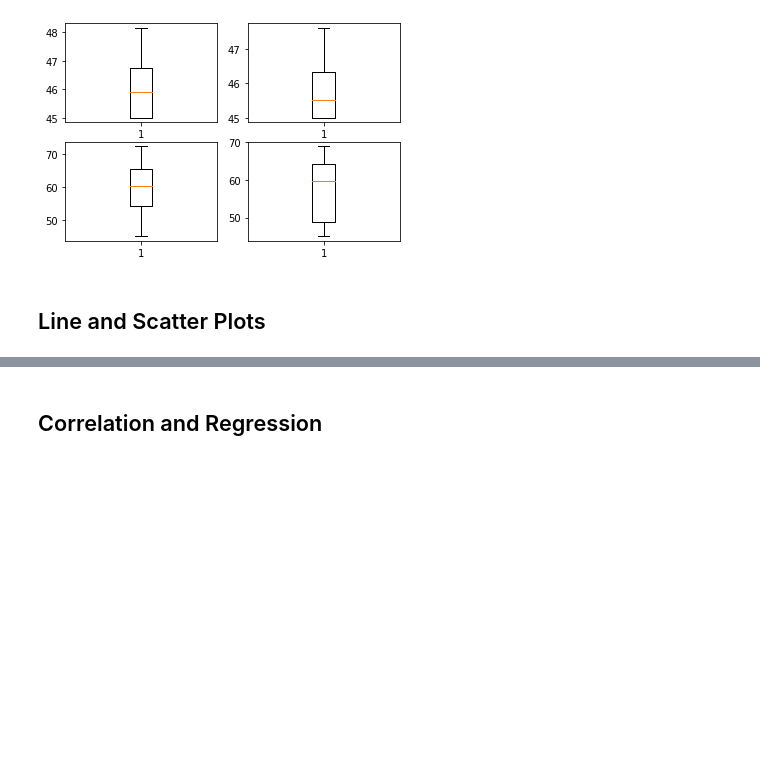
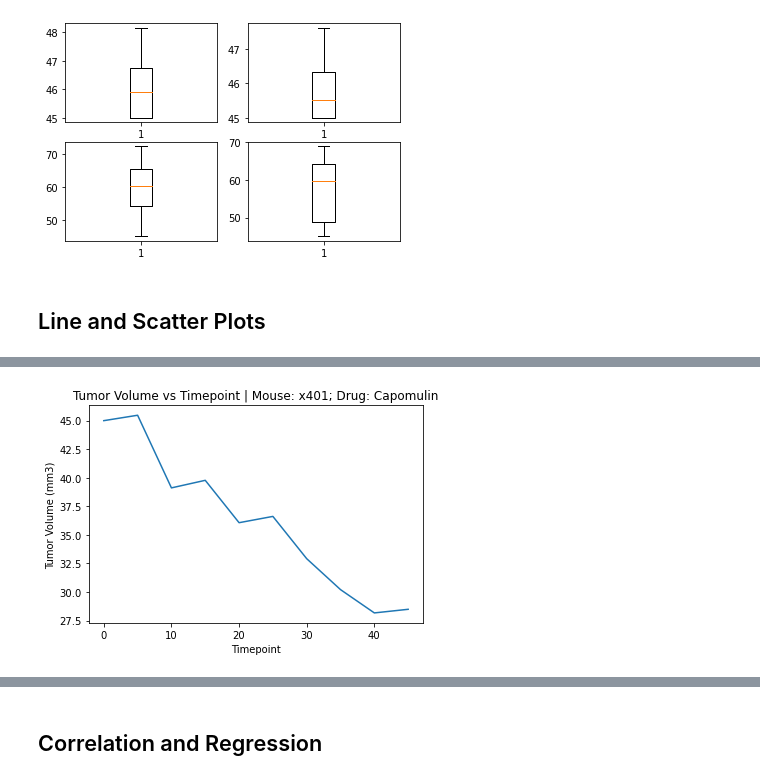
Before and after one commit to HilaryKoerner/PyMaceutical_Matplotlib_Analysis, a Jupyter notebook: Pymaceuticals-Copy4.ipynb, the cells around one changed output, grey strips where cells are left out. Cells and saved outputs as stored; diff of their text form; code cells hidden in the pictures; blank space fills up the shorter version.

```diff
--- a/Pymaceuticals-Copy4.ipynb
+++ b/Pymaceuticals-Copy4.ipynb
@@ -544,10 +451,6 @@ ax4.boxplot(ceft_tumor_vol_data)
 ## Line and Scatter Plots
 # %%
 # Generate a line plot of tumor volume vs. time point for a mouse treated with Capomulin
-cap_line_df = pd.DataFrame(mouse_df.groupby(["Mouse ID"])
-# cap_line_tumor=cap_line_df [cap_line_df["Drug Regimen"]=="Capomulin"]["Tumor Volume (mm3)"]
-# cap_line_time=cap_line_df [cap_line_df["Drug Regimen"]=="Capomulin"]["Timepoint"]
-cap_line_df = cap_line_df.groupby(["Drug Regimen"]=="Capomulin").mean()["Tumor Volume (mm3)"]
-print(cap_line_tumor)
-print(cap_line_time)
+stella_x401 = mouse_df[mouse_df["Mouse ID"]=="x401"]
+stella_x401
 # %% [output]
@@ -555,2 +468,12 @@ SyntaxError: invalid syntax (<ipython-input-128-086ec6dd57f6>, line 5)
+# %%
+cap_tumor_line=stella_x401[stella_x401["Drug Regimen"]=="Capomulin"]["Tumor Volume (mm3)"]
+cap_timepoint_line=stella_x401[stella_x401["Drug Regimen"]=="Capomulin"]["Timepoint"]
+plt.plot(cap_timepoint_line,cap_tumor_line)
+plt.title("Tumor Volume vs Timepoint | Mouse: x401; Drug: Capomulin", weight=4)
+plt.xlabel("Timepoint", weight =4)
+plt.ylabel("Tumor Volume (mm3)")
+plt.show()
+# %% [output]
+[figure, added]
 # %%
 # Generate a scatter plot of average tumor volume vs. mouse weight for the Capomulin regimen
```
Also changed, not shown: parts of 13 cells of this notebook.
